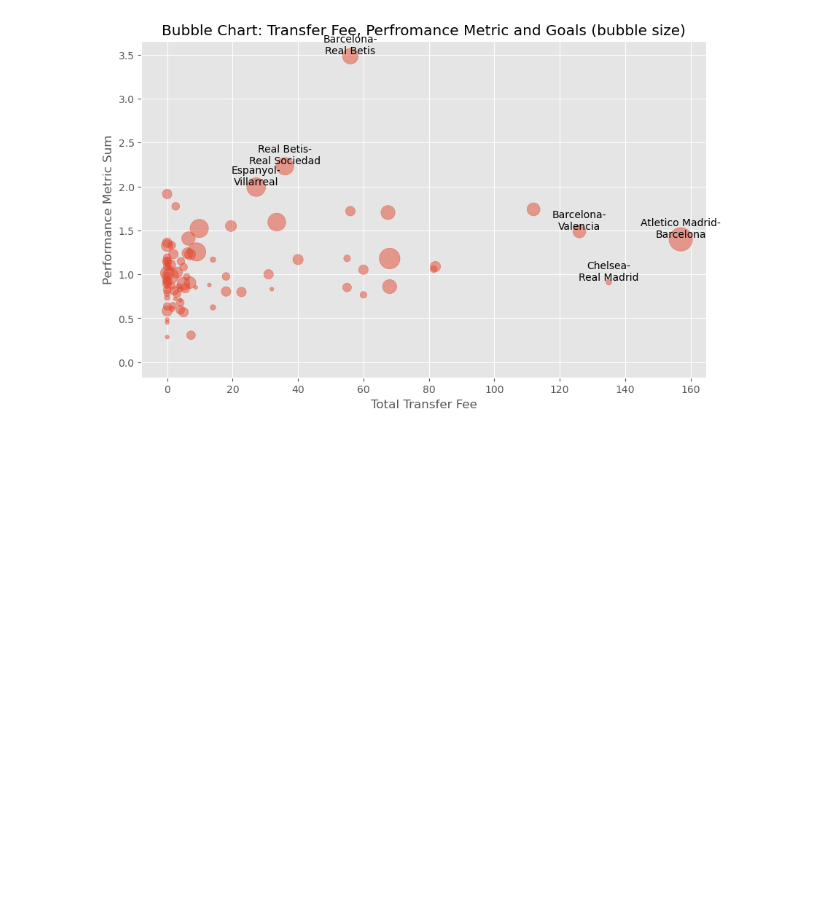
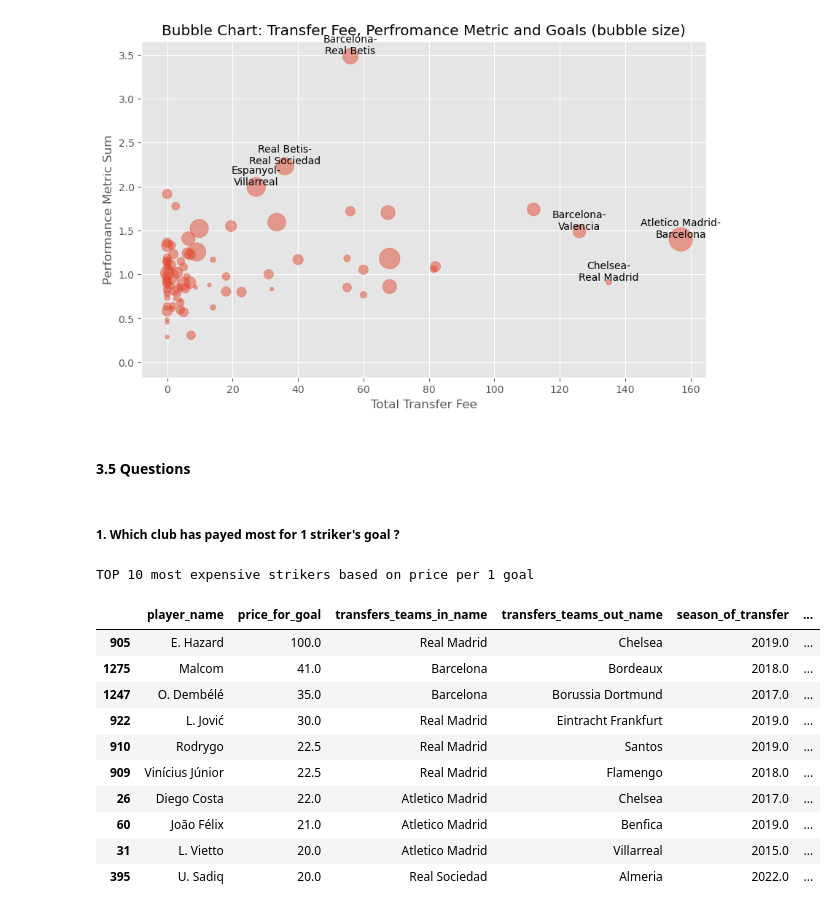
Before and after one commit to adrianmadry/la_liga_transfers, a Jupyter notebook: data_analysis.ipynb, the cells around one changed output. Saved outputs shown, nothing was run; the diff lists cells and outputs as text; code cells hidden in the pictures; blank space fills up the shorter version.

```diff
--- a/data_analysis.ipynb
+++ b/data_analysis.ipynb
@@ -592,3 +597,29 @@ plt.title('Bubble Chart: Transfer Fee, Perfromance Metric and Goals (bubble size
 plt.show()
 # %% [output]
 [figure]
+# %% [markdown]
+#### 3.5 Questions
+# %% [markdown]
+##### 1. Which club has payed most for 1 striker's goal  ?
+# %%
+filtered_df = merged_df.copy()
+filtered_df = filtered_df[filtered_df['statistics_games_position'] == 'Attacker']
+filtered_df['price_for_goal'] = filtered_df['transfer_fee'] / filtered_df['statistics_goals_total']
+filtered_df['price_for_goal'].replace(np.inf, np.nan, inplace=True)
+filtered_df = filtered_df.dropna(subset=['price_for_goal'])
+
+print("\033[1m" + "TOP 10 most expensive strikers based on price per 1 goal" + "\033[0m")
+filtered_df[['player_name', 'price_for_goal', 'transfers_teams_in_name', 'transfers_teams_out_name', 'season_of_transfer', 'transfer_fee', 'statistics_goals_total']].sort_values('price_for_goal', ascending=False).head(10)
+# %% [output]
+TOP 10 most expensive strikers based on price per 1 goal
+|  | player_name | price_for_goal | transfers_teams_in_name | transfers_teams_out_name | season_of_transfer | ... |
+| 905 | E. Hazard | 100.0 | Real Madrid | Chelsea | 2019.0 | ... |
+| 1275 | Malcom | 41.0 | Barcelona | Bordeaux | 2018.0 | ... |
+| 1247 | O. Dembélé | 35.0 | Barcelona | Borussia Dortmund | 2017.0 | ... |
+| 922 | L. Jović | 30.0 | Real Madrid | Eintracht Frankfurt | 2019.0 | ... |
+| 910 | Rodrygo | 22.5 | Real Madrid | Santos | 2019.0 | ... |
+| 909 | Vinícius Júnior | 22.5 | Real Madrid | Flamengo | 2018.0 | ... |
+| 26 | Diego Costa | 22.0 | Atletico Madrid | Chelsea | 2017.0 | ... |
+| 60 | João Félix | 21.0 | Atletico Madrid | Benfica | 2019.0 | ... |
+| 31 | L. Vietto | 20.0 | Atletico Madrid | Villarreal | 2015.0 | ... |
+| 395 | U. Sadiq | 20.0 | Real Sociedad | Almeria | 2022.0 | ... |
```
Also changed, not shown: parts of 9 cells of this notebook.
